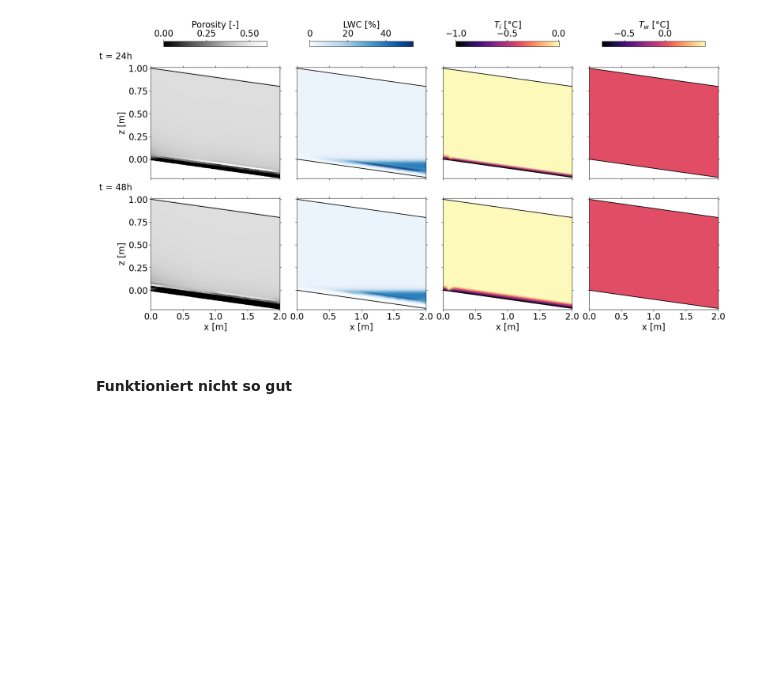
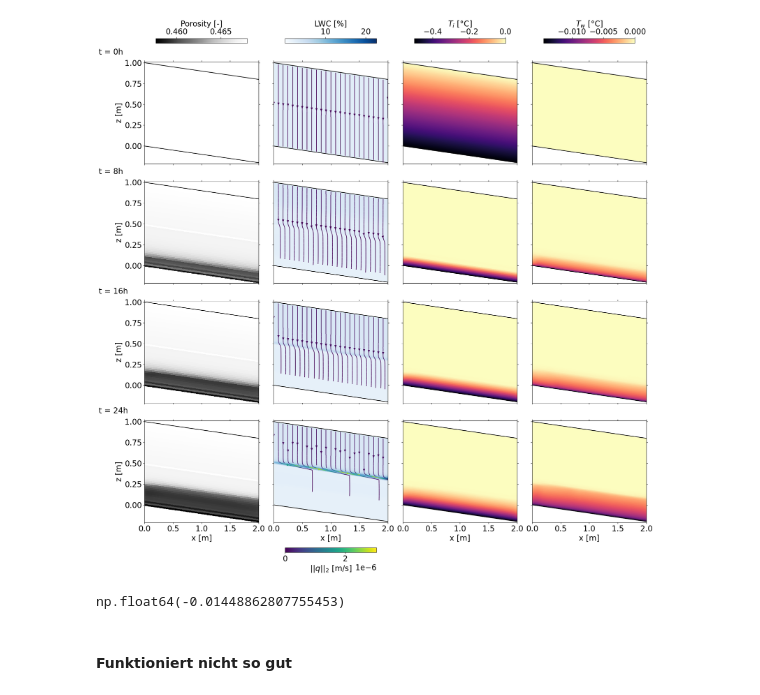
Before and after one commit to lannika-ut/Masterarbeit, a Jupyter notebook: plot_for_MA.ipynb, the cells around one changed output. Cells and saved outputs as stored; diff of their text form; code cells hidden in the pictures; blank space fills up the shorter version.

Commit message:
schicke Plots gemacht

```diff
--- a/plot_for_MA.ipynb
+++ b/plot_for_MA.ipynb
@@ -11,7 +11,7 @@ import ufl
 from basix.ufl import element
 from scipy.interpolate import griddata
 # %%
-filename = "Test14_Annika_wetter_24+24h"
+filename = "Test15_Annika_24h"
 with open("./solutions/"+filename+".pkl", "rb") as f:
     data_Annika = pickle.load(f)
 
@@ -104,7 +104,7 @@ for t in range(len(data_Annika["times"])):
     Qz_all.append(Qz)
     q_max = max(q_max, np.nanmax(np.sqrt(Qx**2 + Qz**2)))
 # %%
-t_obs = [0, -1]
+t_obs = [0, 16, 32, 48]
 x = np.linspace(0, P1[0], 100)
 top = (geom.slope*x+P3[1])
 bottom = (geom.slope*x+P0[1])
@@ -121,39 +121,45 @@ for i, t in enumerate(t_obs):
     p2 = ax[i, 1].pcolormesh(
         x_plot, z_plot, theta_all[t]*100, cmap="Blues", shading="gouraud",
         vmin=np.min(theta_all), vmax=np.max(theta_all)*100)
     p3 = ax[i, 2].pcolormesh(
         x_plot, z_plot, Ti_all[t], cmap="magma", shading="gouraud",
         vmin=np.min(Ti_all), vmax=np.max(Ti_all))
     p4 = ax[i, 3].pcolormesh(
         x_plot, z_plot, Tw_all[t], cmap="magma", shading="gouraud",
-        vmin=np.min(Tw_all), vmax=np.max(Tw_all))
+        vmin=np.min(Tw_all[2:]), vmax=np.max(Tw_all))
     for j in range(4):
         ax[i, j].plot(x, top, color="black")
         ax[i, j].plot(x, bottom, color="black")
-    # strm = ax[i, 1].streamplot(
-    #     X, Z, Qx_all[t], Qz_all[t], density=2,
-    #     color=np.sqrt(Qx_all[t]**2 + Qz_all[t]**2), norm=norm,start_points=start_pts.T)
+    strm = ax[i, 1].streamplot(
+        X, Z, Qx_all[t], Qz_all[t], density=2,
+        color=np.sqrt(Qx_all[t]**2 + Qz_all[t]**2), norm=norm,start_points=start_pts.T)
     ax[i, 0].set_ylabel("z [m]")
     ax[i, 0].tick_params(tick2On=True)
     ax[i, 1].tick_params(tick2On=True)
     ax[i, 2].tick_params(tick2On=True)
     ax[i, 3].tick_params(tick2On=True)
     if i == len(t_obs)-1:
         ax[i, 0].set_xlabel("x [m]")
         ax[i, 1].set_xlabel("x [m]")
         ax[i, 2].set_xlabel("x [m]")
         ax[i, 3].set_xlabel("x [m]")
-    ax[i, 0].text(-0.8, 1.1, f"t = {data_Annika['times'][t]/3600+24:.0f}h")
+    ax[i, 0].text(-0.8, 1.1, f"t = {data_Annika['times'][t]/3600:.0f}h")
 c1 = fig.colorbar(p1, ax=ax[0,0], shrink=0.8, location="top")
 c1.set_label("Porosity [-]")
 c2 = fig.colorbar(p2, ax=ax[0,1], shrink=0.8, location="top")
 c2.set_label("LWC [%]")
+c22 = fig.colorbar(strm.lines, ax=ax[3, 1], shrink=0.8, location="bottom")
+c22.set_label(r'$||q||_2$ [m/s]')
 c3 = fig.colorbar(p3, ax=ax[0,2], shrink=0.8, location="top")
 c3.set_label(r"$T_i$ [°C]")
 c4 = fig.colorbar(p4, ax=ax[0,3], shrink=0.8, location="top")
 c4.set_label(r"$T_w$ [°C]")
 # %% [output]
-[figure, old version]
+[figure, new version]
+# %%
+np.min(Tw_all[2:])
+# %% [output]
+np.float64(-0.01448862807755453)
 # %% [markdown]
 #### Funktioniert nicht so gut
 # %%
```
Also changed, not shown: 6 other files.
